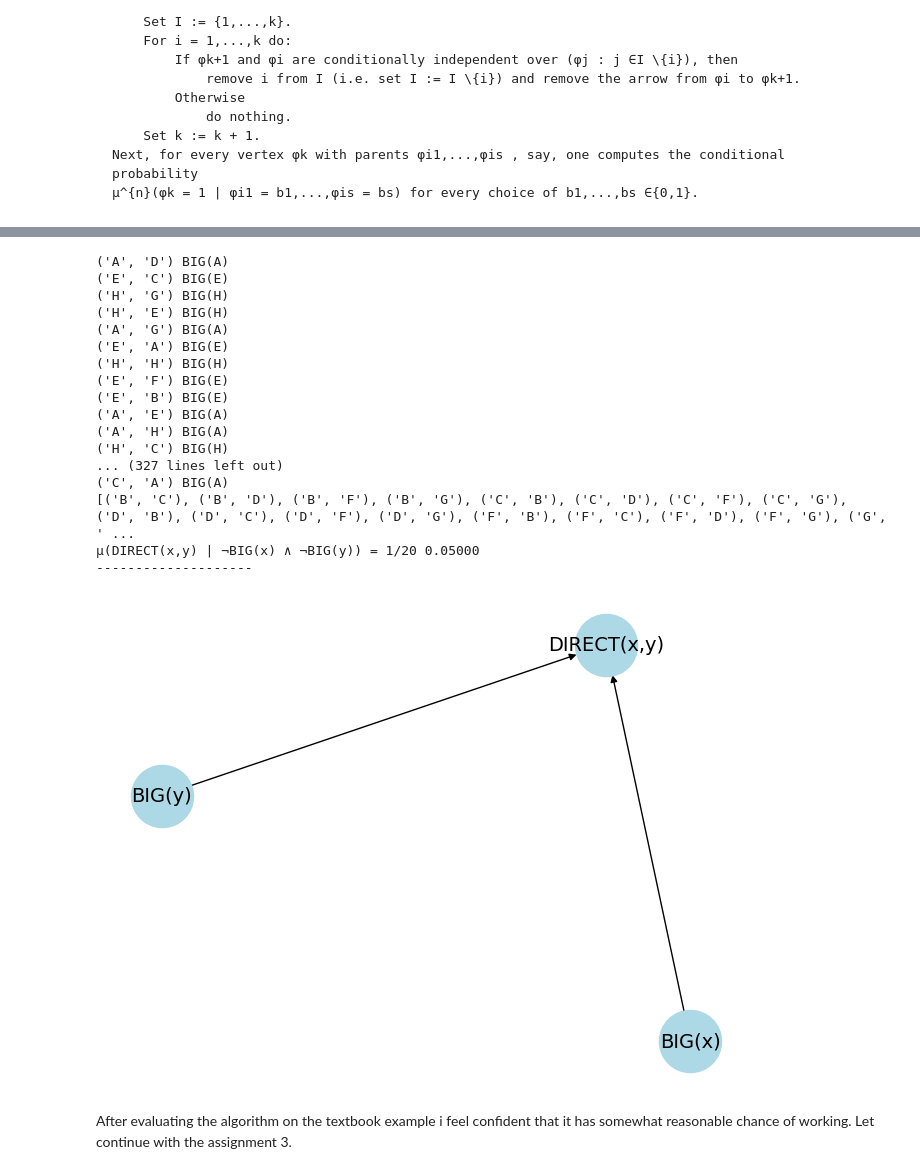
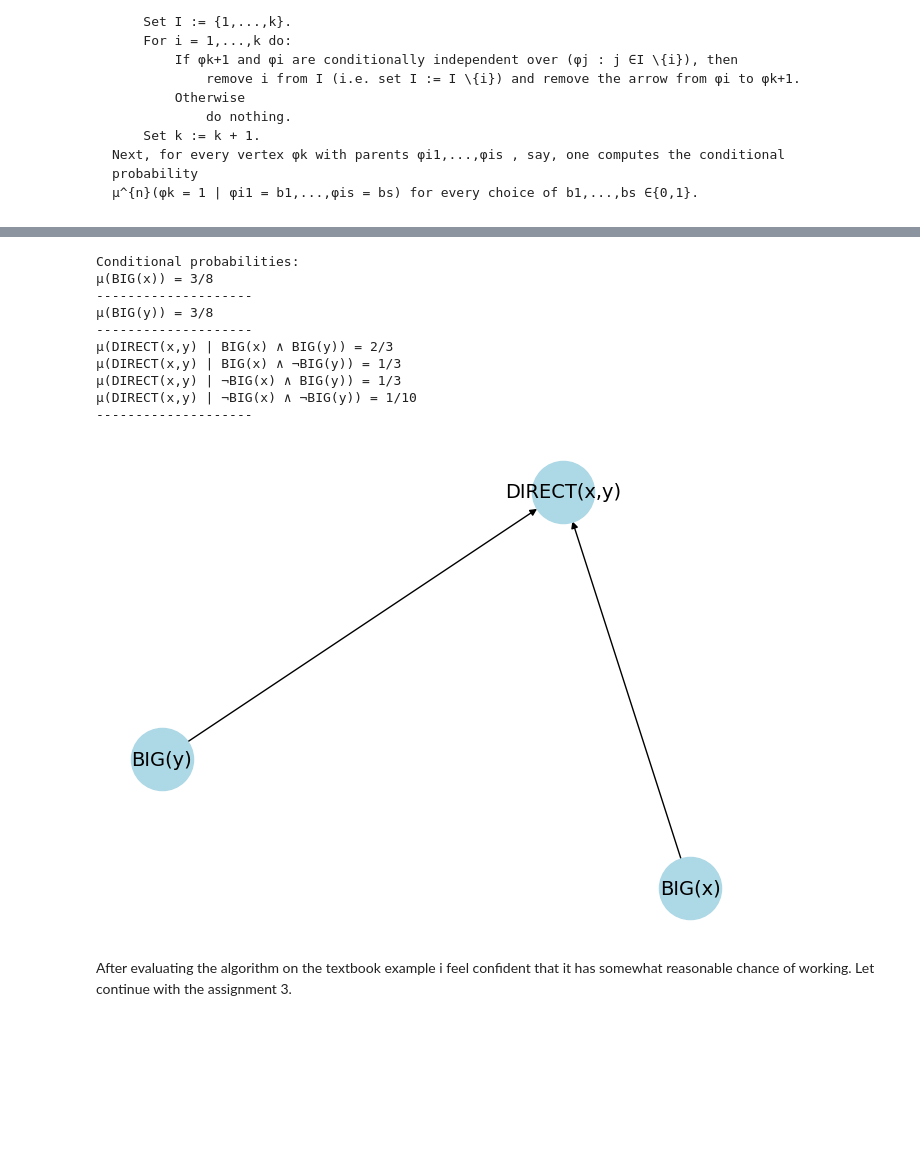
Before and after one commit to Arty-Facts/wasp_graphical_models_bayesian_learning_and_statistical_relational_learning_2023, a Jupyter notebook: project/module3/hand_in_module3.ipynb, the cells around one changed output, grey strips where cells are left out. Drawn from its saved outputs; the diff is of its cells as text; code cells hidden in the pictures; blank space fills up the shorter version.

```diff
--- a/project/module3/hand_in_module3.ipynb
+++ b/project/module3/hand_in_module3.ipynb
@@ -646,52 +638,45 @@ class Direct(Base):
 
 
 M3 = {'A', 'B', 'C', 'D', 'E', 'F', 'G', 'H'}
 BigM = {Big('A'),Big('E'),Big('H')}
 DirectM = {Direct('A', 'B'),
            Direct('B', 'A'),
            Direct('A', 'H'),
            Direct('H', 'A'),
            Direct('B', 'C'),
-           Direct('C', 'A'),
+           Direct('C', 'B'),
            Direct('B', 'E'),
            Direct('E', 'B'),
            Direct('E', 'D'),
            Direct('D', 'E'),
            Direct('E', 'F'),
-           Direct('F', 'A'),
+           Direct('F', 'E'),
            Direct('E', 'H'),
            Direct('H', 'E'),
            Direct('H', 'G'),
            Direct('G', 'H'),
            }
 
 relations3 = {'BIG': BigM,
               'DIRECT': DirectM,
 }
 phi = [Target('BIG', 'x', 0),Target('BIG', 'y', 1), Target('DIRECT', 'x,y')]
 
 basian_network = build_lifted_network(M3, phi, relations3, arity=2)
 basian_network.table()
 basian_network.draw()
 # %% [output]
-('A', 'D') BIG(A)
-('E', 'C') BIG(E)
-('H', 'G') BIG(H)
-('H', 'E') BIG(H)
-('A', 'G') BIG(A)
-('E', 'A') BIG(E)
-('H', 'H') BIG(H)
-('E', 'F') BIG(E)
-('E', 'B') BIG(E)
-('A', 'E') BIG(A)
-('A', 'H') BIG(A)
-('H', 'C') BIG(H)
-... (327 lines left out)
-('C', 'A') BIG(A)
-[('B', 'C'), ('B', 'D'), ('B', 'F'), ('B', 'G'), ('C', 'B'), ('C', 'D'), ('C', 'F'), ('C', 'G'), ('D', 'B'), ('D', 'C'), ('D', 'F'), ('D', 'G'), ('F', 'B'), ('F', 'C'), ('F', 'D'), ('F', 'G'), ('G', ' ...
-μ(DIRECT(x,y) | ¬BIG(x) ∧ ¬BIG(y)) = 1/20 0.05000
+Conditional probabilities:
+μ(BIG(x)) = 3/8
 --------------------
+μ(BIG(y)) = 3/8
+--------------------
+μ(DIRECT(x,y) | BIG(x) ∧ BIG(y)) = 2/3
+μ(DIRECT(x,y) | BIG(x) ∧ ¬BIG(y)) = 1/3
+μ(DIRECT(x,y) | ¬BIG(x) ∧ BIG(y)) = 1/3
+μ(DIRECT(x,y) | ¬BIG(x) ∧ ¬BIG(y)) = 1/10
+--------------------
-[figure, old version]
+[figure, new version]
 # %% [markdown]
 After evaluating the algorithm on the textbook example i feel confident that it has somewhat reasonable chance of working. Let continue with the assignment 3.
 # %% [markdown]
```
Also changed, not shown: parts of 6 cells of this notebook.
